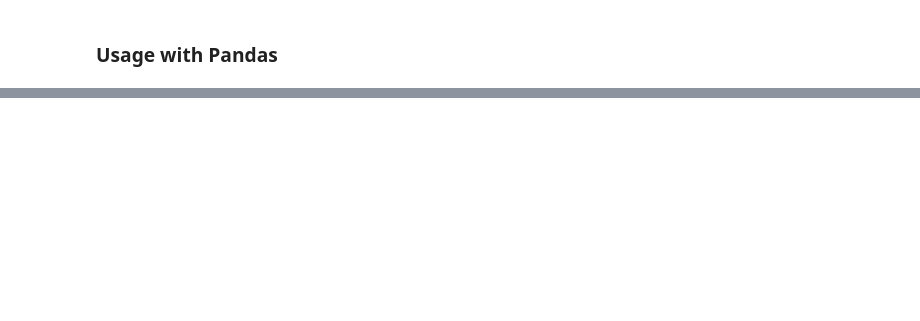
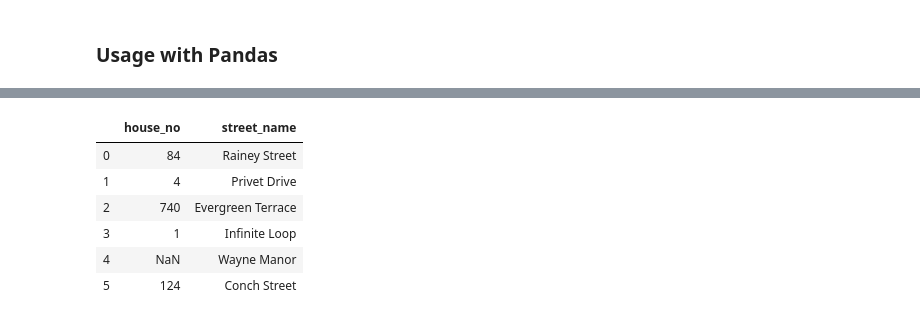
Before and after one commit to CodeupClassroom/bayes-methodologies-exercises, a Jupyter notebook: nlp/regex-lesson.ipynb, the cells around one changed output, grey strips where cells are left out. Cells and saved outputs as stored; diff of their text form; code cells hidden in the pictures; blank space fills up the shorter version.

```diff
--- a/nlp/regex-lesson.ipynb
+++ b/nlp/regex-lesson.ipynb
@@ -107,0 +411,10 @@ pd.Series.str.extract
+# %%
+addresses = pd.Series([
+    '84 Rainey Street, Arlen, TX',
+    '4 Privet Drive, Little Whinging, Surrey, U.K.',
+    '740 Evergreen Terrace, Springfield',
+    '1 Infinite Loop, Cupertino, California',
+    'Wayne Manor, Gotham City',
+    '124 Conch Street, Bikini Bottom',
+])
+addresses
@@ -107,0 +429,10 @@ pd.Series.str.extract
+# %%
+addresses.str.extract(r'^(?P<house_no>\d+)?\s*(?P<street_name>.+?),')
+# %% [output]
+|  | house_no | street_name |
+| 0 | 84 | Rainey Street |
+| 1 | 4 | Privet Drive |
+| 2 | 740 | Evergreen Terrace |
+| 3 | 1 | Infinite Loop |
+| 4 | NaN | Wayne Manor |
+| 5 | 124 | Conch Street |
```
Also changed, not shown: parts of 60 cells of this notebook.
